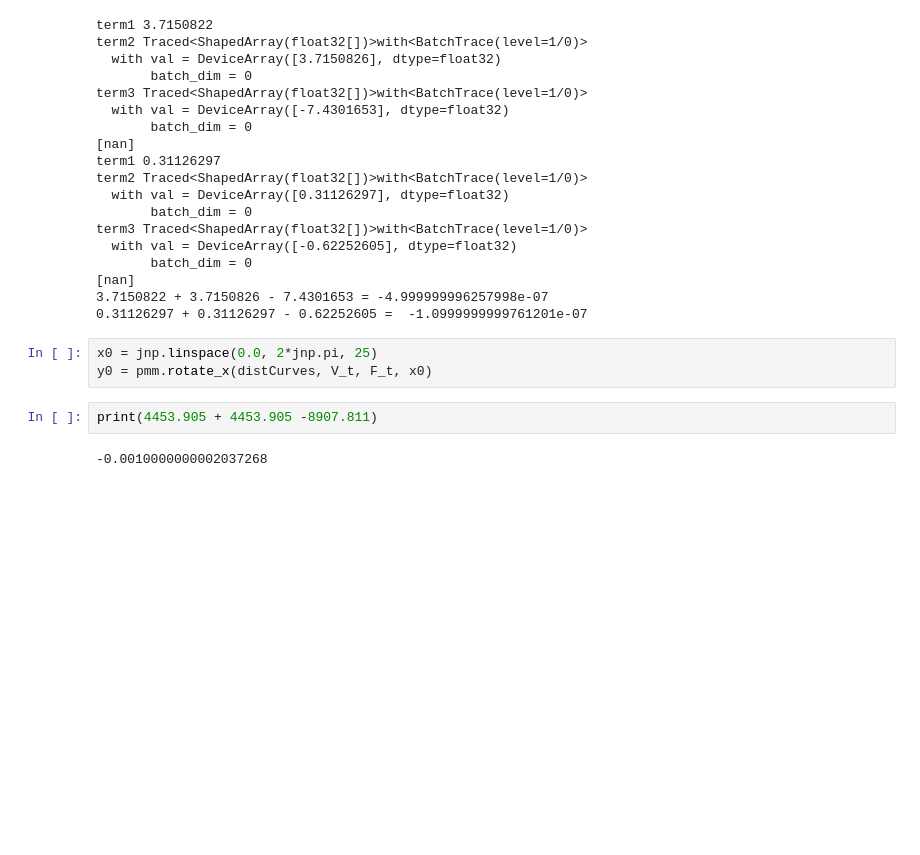
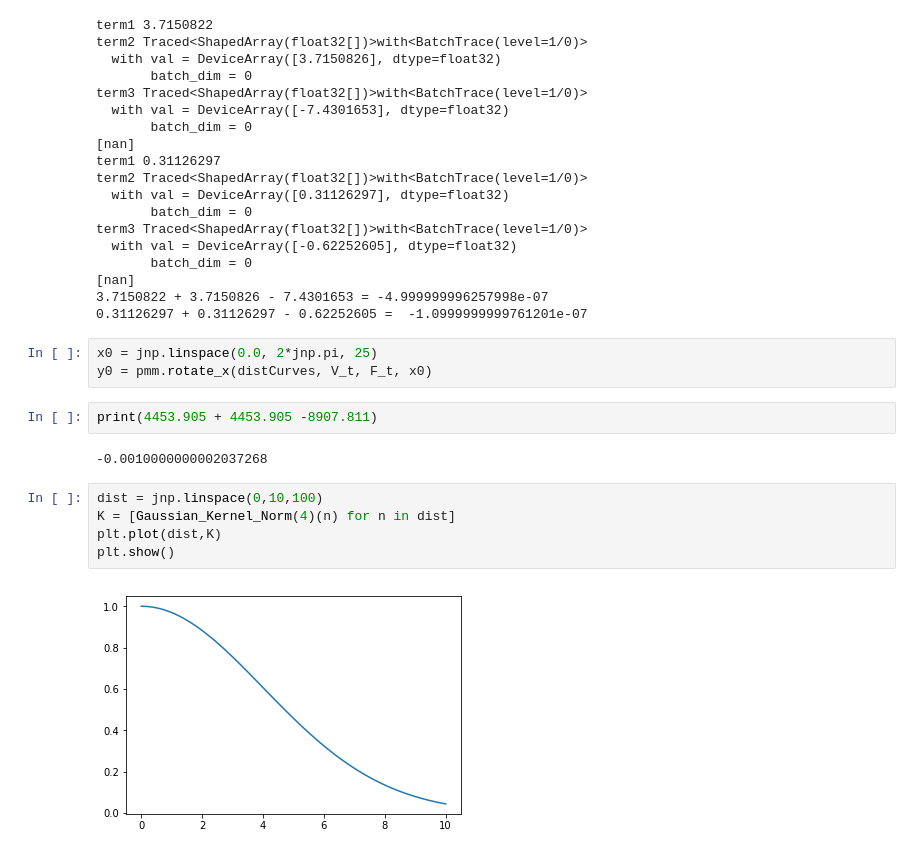
Before and after one commit to Mystiking/AppliedDifferentialGeometry, a Jupyter notebook: Distance measure for Currents.ipynb, the cells around one changed output. Cells and saved outputs as stored; diff of their text form; blank space fills up the shorter version.

```diff
--- a/Distance measure for Currents.ipynb
+++ b/Distance measure for Currents.ipynb
@@ -458,3 +456,10 @@ y0 = pmm.rotate_x(distCurves, V_t, F_t, x0)
 print(4453.905 + 4453.905 -8907.811)
 # %% [output]
 -0.0010000000002037268
+# %%
+dist = jnp.linspace(0,10,100)
+K = [Gaussian_Kernel_Norm(4)(n) for n in dist]
+plt.plot(dist,K)
+plt.show()
+# %% [output]
+[figure, added]
```
Also changed, not shown: parts of 2 cells of this notebook, 4 other files.
